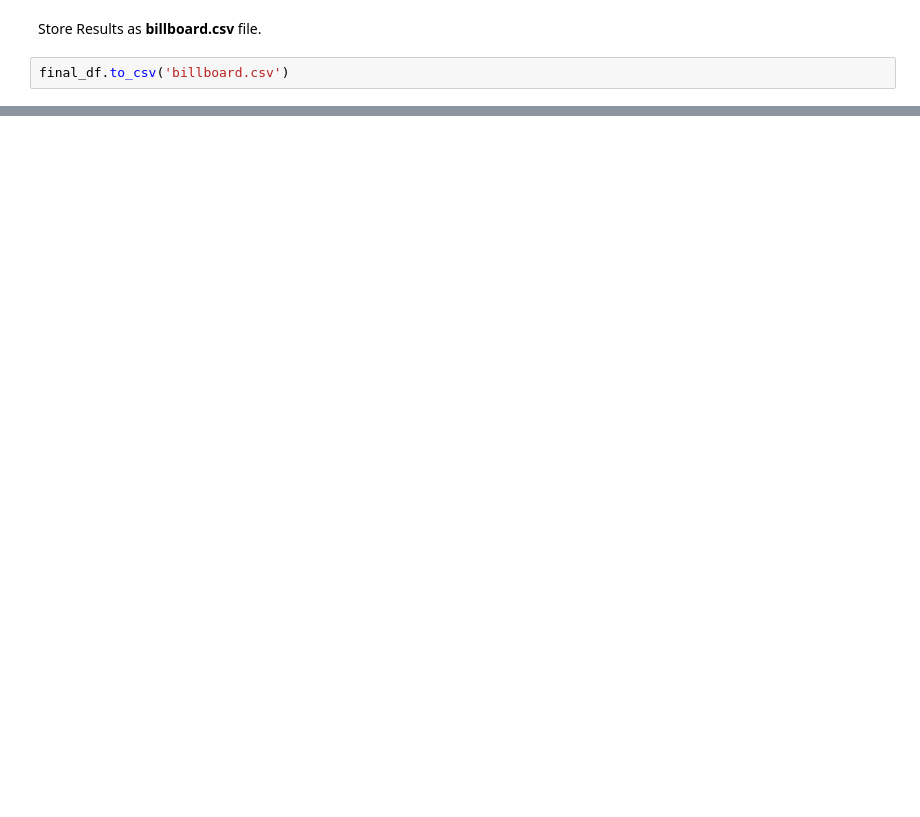
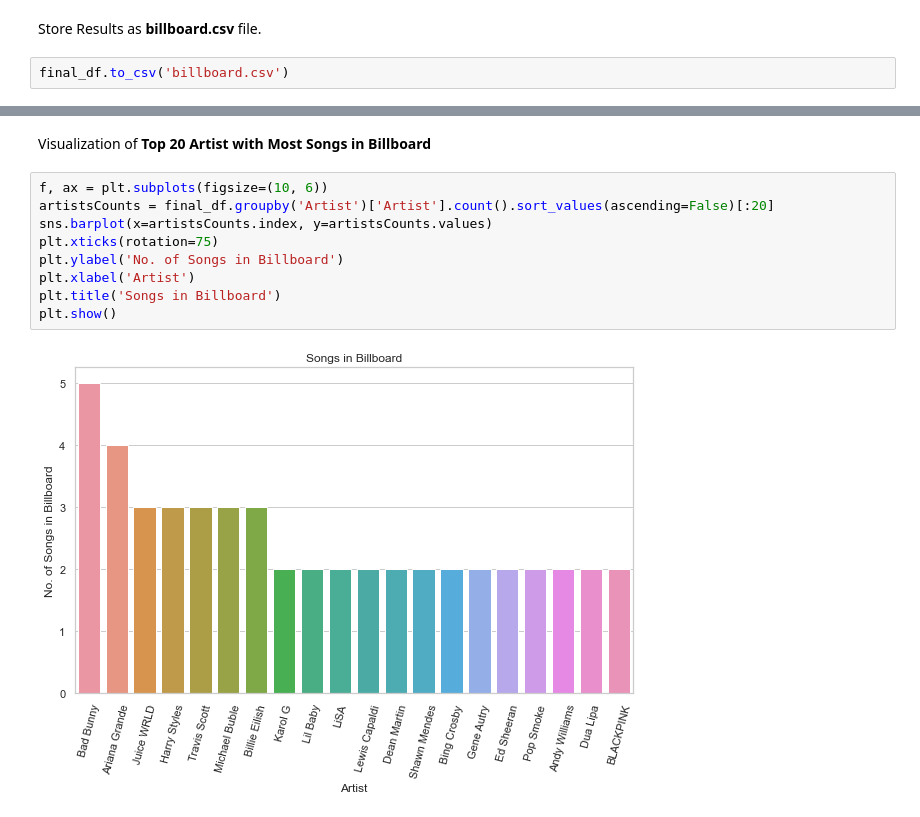
Before and after one commit to sergeykh98/Python-Projects, a Jupyter notebook: Project#2 - Web Scraping Billboard Global 200 And Spotify API.ipynb, the cells around one changed output, grey strips where cells are left out. Saved outputs shown, nothing was run; the diff lists cells and outputs as text; blank space fills up the shorter version.

```diff
--- a/Project#2 - Web Scraping Billboard Global 200 And Spotify API.ipynb
+++ b/Project#2 - Web Scraping Billboard Global 200 And Spotify API.ipynb
@@ -194,0 +212,13 @@ final_df.to_csv('billboard.csv')
+# %% [markdown]
+Visualization of **Top 20 Artist with Most Songs in Billboard**
+# %%
+f, ax = plt.subplots(figsize=(10, 6))
+artistsCounts = final_df.groupby('Artist')['Artist'].count().sort_values(ascending=False)[:20]
+sns.barplot(x=artistsCounts.index, y=artistsCounts.values)
+plt.xticks(rotation=75)
+plt.ylabel('No. of Songs in Billboard')
+plt.xlabel('Artist')
+plt.title('Songs in Billboard')
+plt.show()
+# %% [output]
+[figure, added]
```
Also changed, not shown: parts of 10 cells of this notebook.
